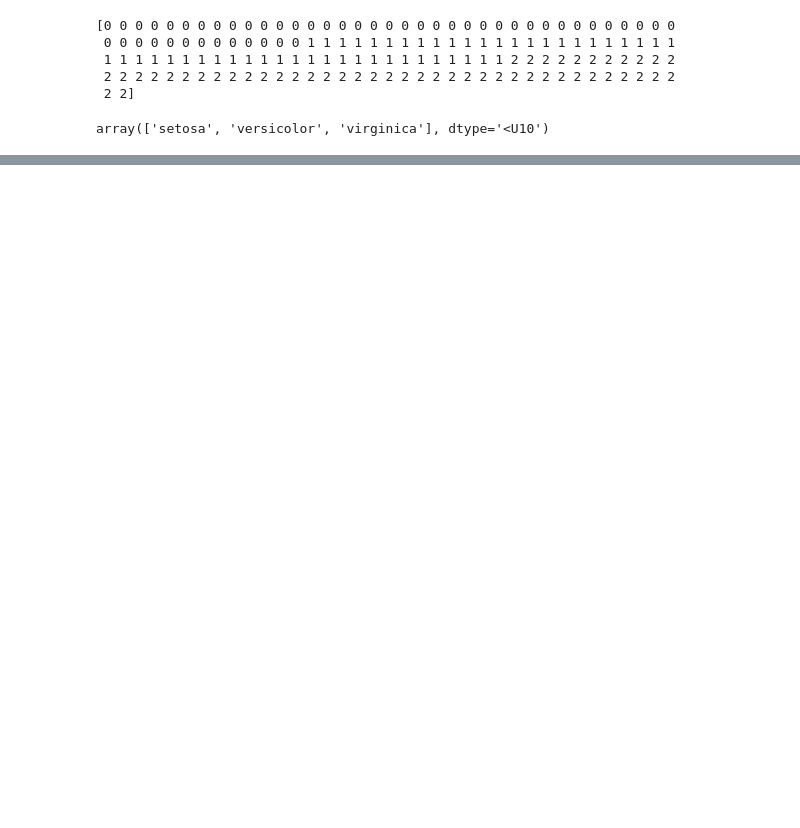
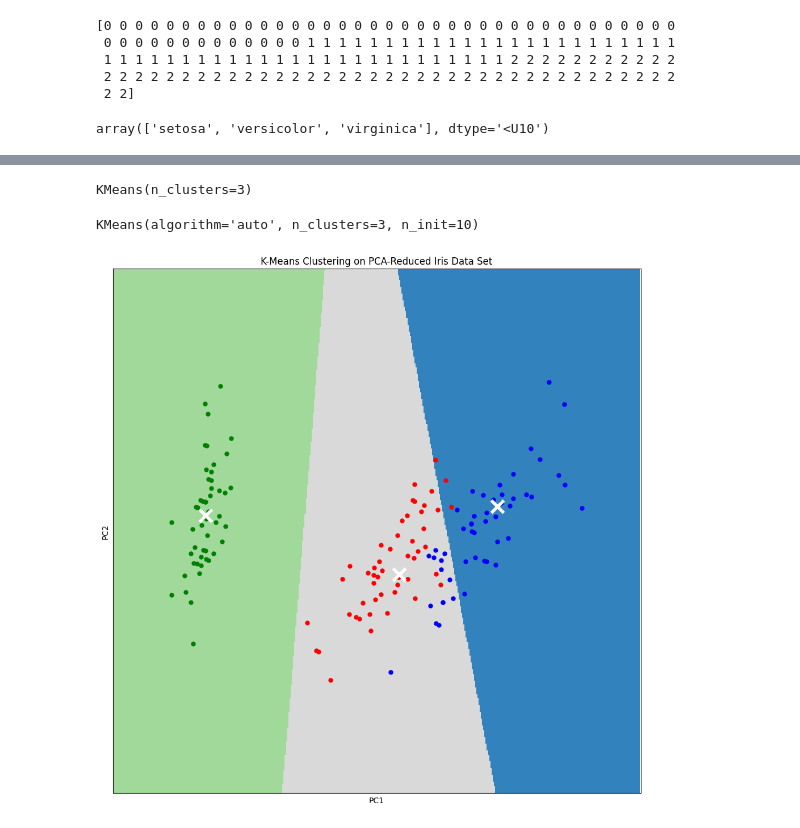
Before and after one commit to jamesfothergill/Eduonix_MachineLearning_Course, a Jupyter notebook: Eduonix/PCAvis.ipynb, the cells around one changed output, grey strips where cells are left out. Saved outputs shown, nothing was run; the diff lists cells and outputs as text; code cells hidden in the pictures; blank space fills up the shorter version.

```diff
--- a/Eduonix/PCAvis.ipynb
+++ b/Eduonix/PCAvis.ipynb
@@ -29,0 +115,11 @@ array(['setosa', 'versicolor', 'virginica'], dtype='<U10')
+# %%
+from sklearn.decomposition import PCA
+from sklearn import preprocessing
+
+# perform principle component analysis
+pca = PCA(n_components=2)
+pc = pca.fit_transform(df)
+
+# print new dimensions
+print(pc.shape)
+print(pc[:10])
@@ -29,0 +138,62 @@ array(['setosa', 'versicolor', 'virginica'], dtype='<U10')
+# %%
+# re-fit kmeans model to principle components with appropriate number of clusters
+kmeans = KMeans(n_clusters = 3)
+kmeans.fit(pc)
+# %% [output]
+KMeans(n_clusters=3)
+# %%
+KMeans(algorithm='auto', copy_x=True, init='k-means++', max_iter=300,
+        n_clusters=3, n_init=10,
+        random_state=None, tol=0.0001, verbose=0)
+# %% [output]
+KMeans(algorithm='auto', n_clusters=3, n_init=10)
+# %%
+# Visualize high dimensional clusters using principle components
+
+# set size for the mesh
+h = 0.02 # determines quality of the mesh [x_min, x_max]x[y_min, y_max]
+
+# generate mesh grid
+x_min, x_max = pc[:, 0].min() - 1, pc[:, 0].max() + 1
+y_min, y_max = pc[:, 1].min() - 1, pc[:, 1].max() + 1
+xx, yy = np.meshgrid(np.arange(x_min, x_max, h), np.arange(y_min, y_max, h))
+
+# label each point in mesh using last trained model
+Z = kmeans.predict(np.c_[xx.ravel(), yy.ravel()])
+
+# generate color plot from results
+Z = Z.reshape(xx.shape)
+plt.figure(figsize = (12, 12))
+plt.clf()
+plt.imshow(Z, interpolation = 'nearest',
+          extent = (xx.min(), xx.max(), yy.min(), yy.max()),
+          cmap = plt.cm.tab20c,
+          aspect = 'auto', origin = 'lower')
+
+# plot the principle components on the color plot
+for i, point in enumerate(pc):
+    if target[i] == 0:
+        plt.plot(point[0], point[1], 'g.', markersize = 10)
+    if target[i] == 1:
+        plt.plot(point[0], point[1], 'r.', markersize = 10)
+    if target[i] == 2:
+        plt.plot(point[0], point[1], 'b.', markersize = 10)
+
+# plot the cluster centroids
+centroids = kmeans.cluster_centers_
+plt.scatter(centroids[:, 0], centroids[:, 1], marker = 'x', s = 250, linewidth = 4,
+           color = 'w', zorder = 10)
+
+# set plot title and axis limits
+plt.title('K-Means Clustering on PCA-Reduced Iris Data Set')
+plt.xlim(x_min, x_max)
+plt.ylim(y_min, y_max)
+plt.xlabel('PC1')
+plt.ylabel('PC2')
+plt.xticks(())
+plt.yticks(())
+
+# display the plot
+plt.show()
+# %% [output]
+[figure, added]
```
Also changed, not shown: parts of 8 cells of this notebook.
